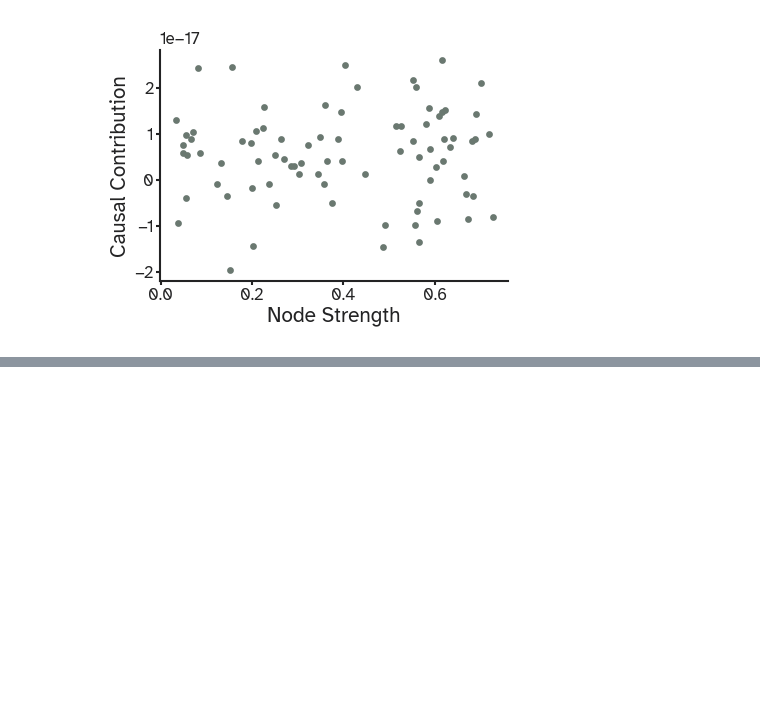
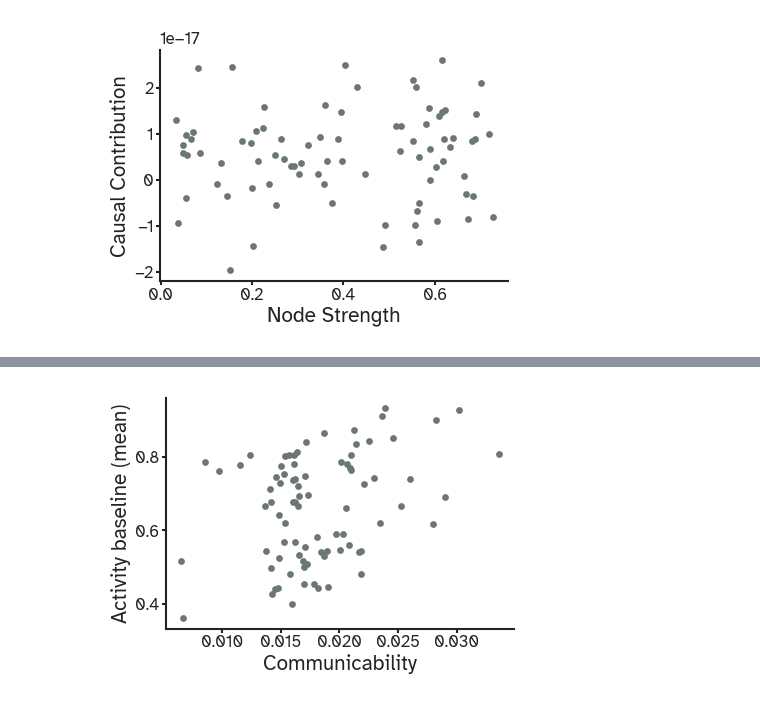
Before and after one commit to kuffmode/OHBM-Example-2026, a Jupyter notebook: playground.ipynb, the cells around one changed output, grey strips where cells are left out. Drawn from its saved outputs; the diff is of its cells as text; code cells hidden in the pictures; blank space fills up the shorter version.

```diff
--- a/playground.ipynb
+++ b/playground.ipynb
@@ -513,0 +532,8 @@ sns.despine()
+# %%
+plt.figure(figsize=(3,2),dpi=150)
+plt.scatter(nntm.communicability_wei(connectome).mean(0), means,s=5)
+plt.xlabel("Communicability")
+plt.ylabel("Activity baseline (mean)")
+sns.despine()
+# %% [output]
+[figure, added]
```
Also changed, not shown: parts of 8 cells of this notebook.
